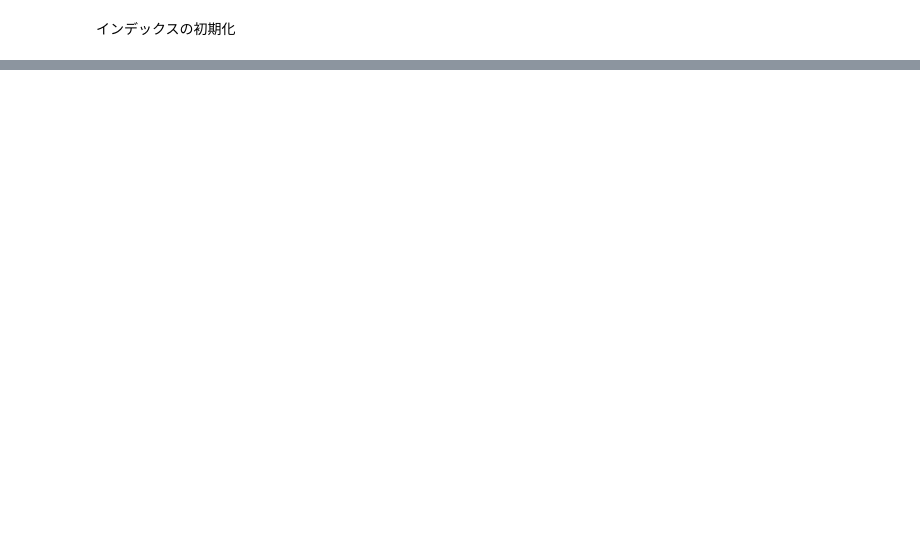
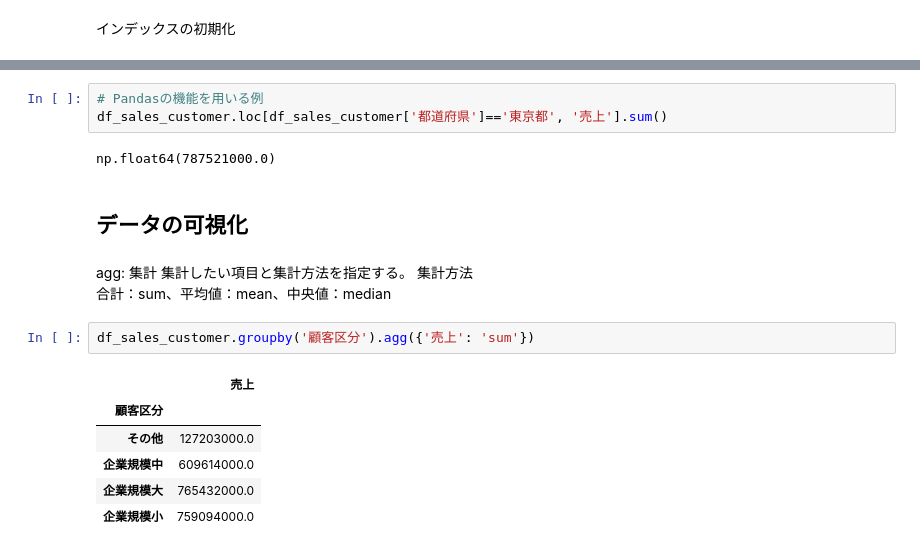
Before and after one commit to ak-yoshimatsu/python-jissen-data-analysis, a Jupyter notebook: DA_WB/2章/notebook.ipynb, the cells around one changed output, grey strips where cells are left out. Saved outputs shown, nothing was run; the diff lists cells and outputs as text; blank space fills up the shorter version.

```diff
--- a/DA_WB/2章/notebook.ipynb
+++ b/DA_WB/2章/notebook.ipynb
@@ -228,0 +241,20 @@ df_sales_customer_2.tail()
+# %%
+# Pandasの機能を用いる例
+df_sales_customer.loc[df_sales_customer['都道府県']=='東京都', '売上'].sum()
+# %% [output]
+np.float64(787521000.0)
+# %% [markdown]
+## データの可視化
+# %% [markdown]
+agg: 集計 集計したい項目と集計方法を指定する。
+集計方法<br>
+合計：sum、平均値：mean、中央値：median
+# %%
+df_sales_customer.groupby('顧客区分').agg({'売上': 'sum'})
+# %% [output]
+|  | 売上 |
+| 顧客区分 |  |
+| その他 | 127203000.0 |
+| 企業規模中 | 609614000.0 |
+| 企業規模大 | 765432000.0 |
+| 企業規模小 | 759094000.0 |
```
Also changed, not shown: parts of 8 cells of this notebook, 1 other file.
